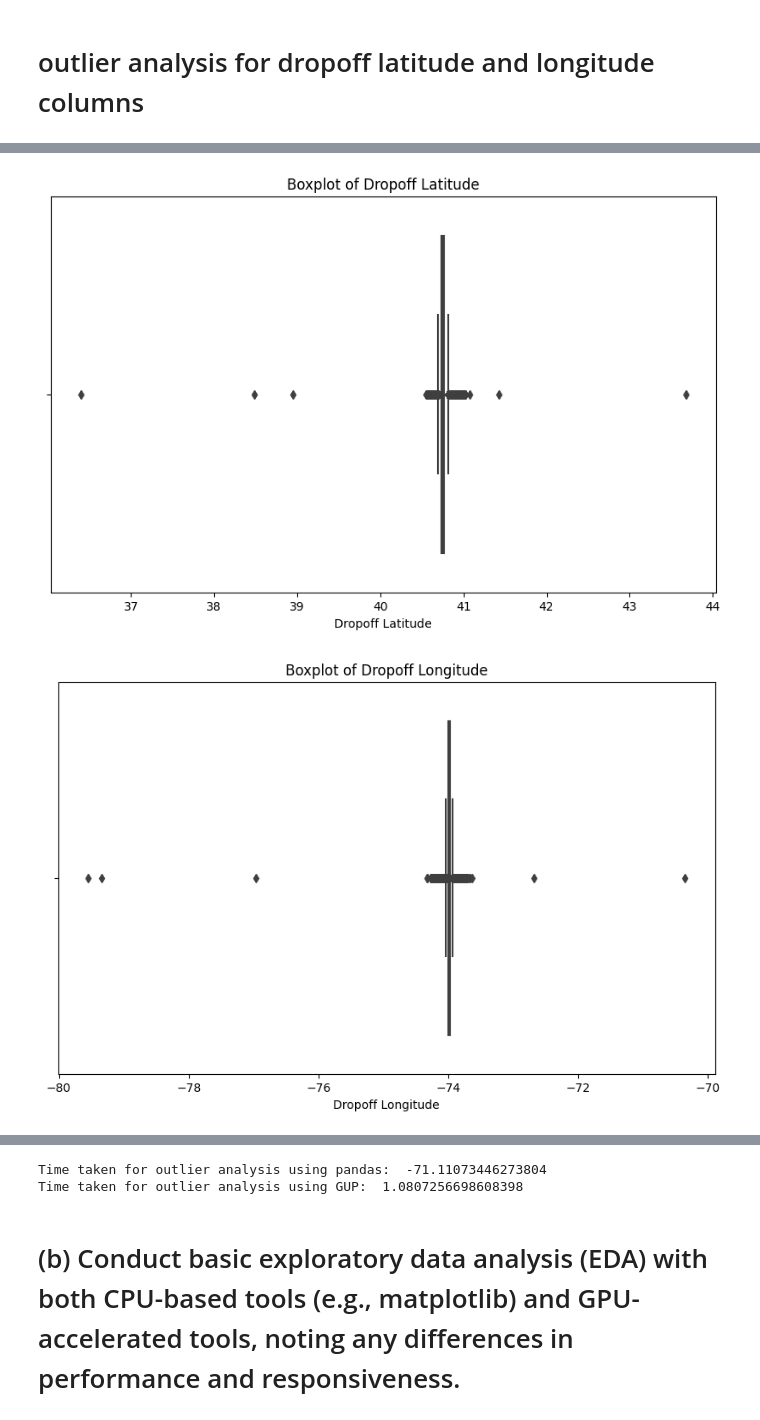
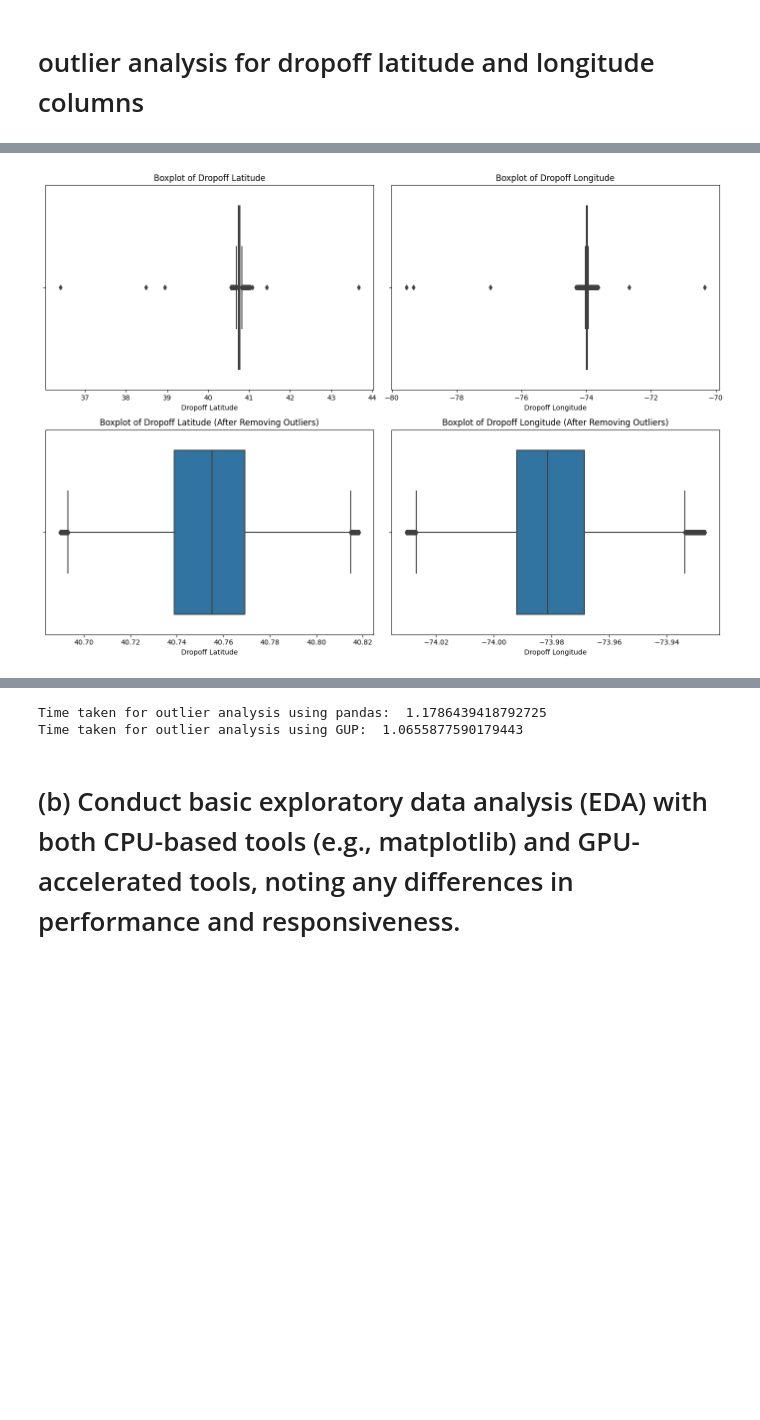
Before and after one commit to IshikaGopie/COMP6940-A4, a Jupyter notebook: section-2.ipynb, the cells around one changed output, grey strips where cells are left out. Drawn from its saved outputs; the diff is of its cells as text; code cells hidden in the pictures; blank space fills up the shorter version.

```diff
--- a/section-2.ipynb
+++ b/section-2.ipynb
@@ -576,50 +573,53 @@ end_time_gpu = time.time()
 # Plot boxplot for dropoff latitude
 start_time_cpu = time.time()
 
-plt.figure(figsize=(10, 6))
+plt.figure(figsize=(14, 10))
+
+plt.subplot(2, 2, 1)
 sns.boxplot(x=train_cpu['dropoff_latitude'])
 plt.title('Boxplot of Dropoff Latitude')
 plt.xlabel('Dropoff Latitude')
-plt.show()
+
 
 # Plot boxplot for dropoff longitude
-plt.figure(figsize=(10, 6))
+plt.subplot(2, 2, 2)
 sns.boxplot(x=train_cpu['dropoff_longitude'])
 plt.title('Boxplot of Dropoff Longitude')
 plt.xlabel('Dropoff Longitude')
-plt.show()
 
 # Calculate the interquartile range (IQR) for dropoff latitude and longitude
 Q1_lat, Q3_lat = train_cpu['dropoff_latitude'].quantile([0.25, 0.75])
 Q1_lon, Q3_lon = train_cpu['dropoff_longitude'].quantile([0.25, 0.75])
 
 IQR_lat = Q3_lat - Q1_lat
 IQR_lon = Q3_lon - Q1_lon
 
 # Calculate the lower and upper bounds for dropoff latitude and longitude
 lower_bound_lat = Q1_lat - 1.5 * IQR_lat
 upper_bound_lat = Q3_lat + 1.5 * IQR_lat
 
 lower_bound_lon = Q1_lon - 1.5 * IQR_lon
 upper_bound_lon = Q3_lon + 1.5 * IQR_lon
 
 # Remove outliers
 train_cpu =  train_cpu[(train_cpu['dropoff_latitude'] >= lower_bound_lat) & (train_cpu['dropoff_latitude'] <= upper_bound_lat)]
 train_cpu =  train_cpu[(train_cpu['dropoff_longitude'] >= lower_bound_lon) & (train_cpu['dropoff_longitude'] <= upper_bound_lon)]
 
 # boxplot after removing outliers
-plt.figure(figsize=(10, 6))
+plt.subplot(2, 2, 3)
 sns.boxplot(x=train_cpu['dropoff_latitude'])
 plt.title('Boxplot of Dropoff Latitude (After Removing Outliers)')
 plt.xlabel('Dropoff Latitude')
-plt.show()
 
 # boxplot after removing outliers
-plt.figure(figsize=(10, 6))
+plt.subplot(2, 2, 4)
 sns.boxplot(x=train_cpu['dropoff_longitude'])
 plt.title('Boxplot of Dropoff Longitude (After Removing Outliers)')
 plt.xlabel('Dropoff Longitude')
+
+plt.tight_layout()  # Adjust layout for better spacing
 plt.show()
+
+end_time_cpu = time.time()
 # %% [output]
-[figure, old version]
+[figure, new version]
-[figure, removed]
@@ -631,8 +629,8 @@ print("Time taken for outlier analysis using pandas: ", end_time_cpu - start_tim
 # Display the time taken for outlier analysis using cuDF
 print("Time taken for outlier analysis using GUP: ", end_time_gpu - start_time_gpu)
 # %% [output]
-Time taken for outlier analysis using pandas:  -71.11073446273804
-Time taken for outlier analysis using GUP:  1.0807256698608398
+Time taken for outlier analysis using pandas:  1.1786439418792725
+Time taken for outlier analysis using GUP:  1.0655877590179443
 # %%
 # Add the metrics to the dataframe
 cpu_metrics.loc[cpu_metrics.shape[0]] = ['Outlier Analysis Dropoff Latitude and Longitude', start_time_cpu, end_time_cpu, end_time_cpu - start_time_cpu]
```
Also changed, not shown: parts of 19 cells of this notebook.
